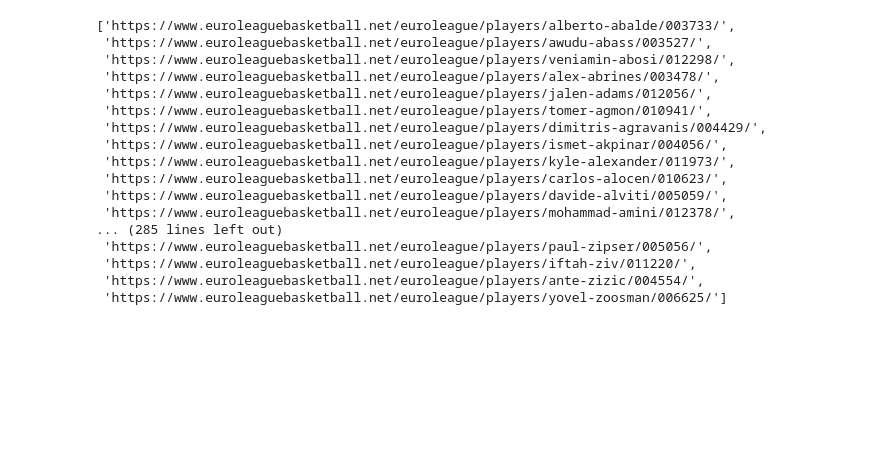
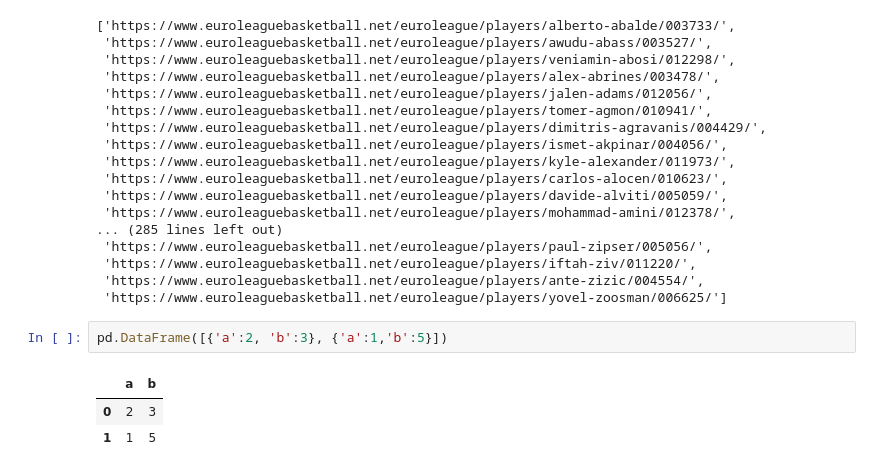
Before and after one commit to LeventSoykan/Euroleague_Stats_Pipeline, a Jupyter notebook: data_extraction_practice.ipynb, the cells around one changed output. Drawn from its saved outputs; the diff is of its cells as text; blank space fills up the shorter version.

```diff
--- a/data_extraction_practice.ipynb
+++ b/data_extraction_practice.ipynb
@@ -300,3 +399,9 @@ urls
  'https://www.euroleaguebasketball.net/euroleague/players/iftah-ziv/011220/',
  'https://www.euroleaguebasketball.net/euroleague/players/ante-zizic/004554/',
  'https://www.euroleaguebasketball.net/euroleague/players/yovel-zoosman/006625/']
+# %%
+pd.DataFrame([{'a':2, 'b':3}, {'a':1,'b':5}])
+# %% [output]
+|  | a | b |
+| 0 | 2 | 3 |
+| 1 | 1 | 5 |
```
Also changed, not shown: parts of 7 cells of this notebook, 2 other files.
